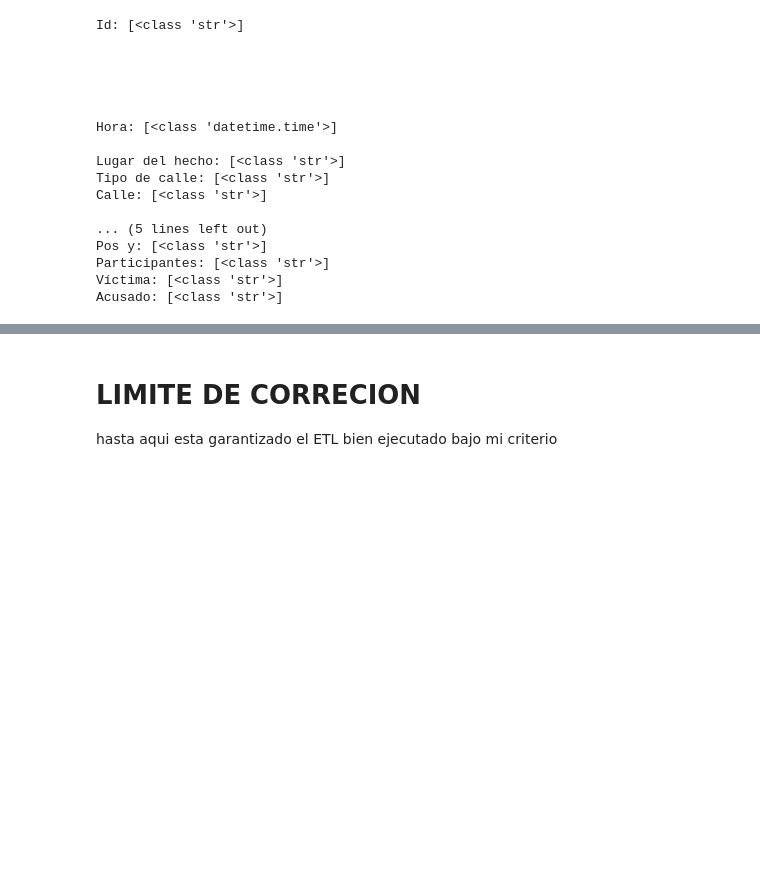
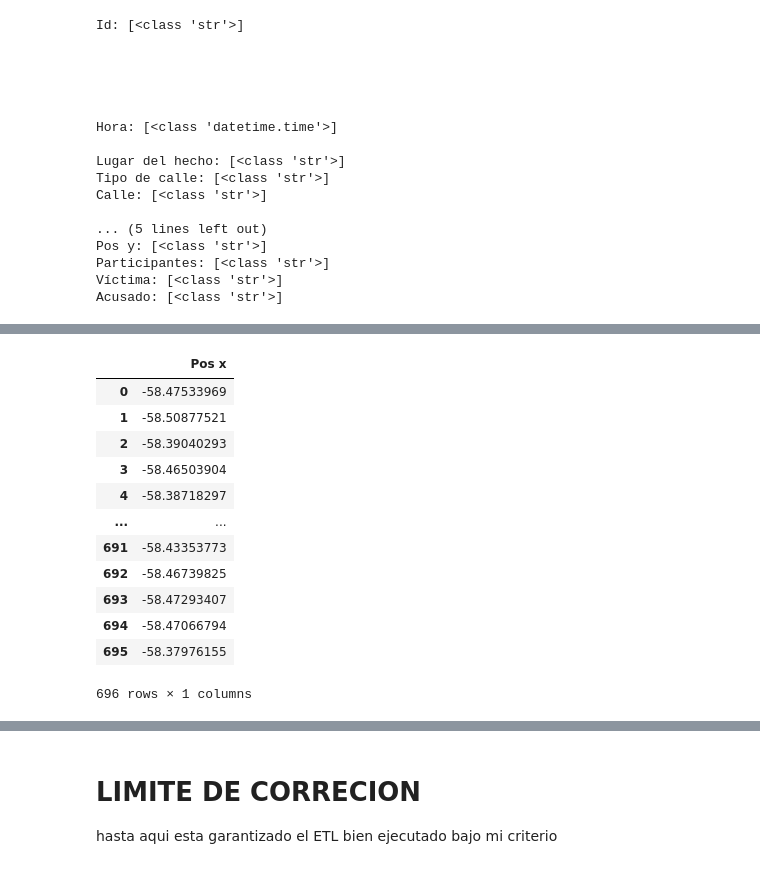
Before and after one commit to gabrielgomezrestrepo/Proyecto-DA-Siniestros-Viales-BA, a Jupyter notebook: ETL.ipynb, the cells around one changed output, grey strips where cells are left out. Cells and saved outputs as stored; diff of their text form; code cells hidden in the pictures; blank space fills up the shorter version.

```diff
--- a/ETL.ipynb
+++ b/ETL.ipynb
@@ -1085,0 +1162,16 @@ Acusado: [<class 'str'>]
+# %%
+df_hechos[['Pos x']]
+# %% [output]
+|  | Pos x |
+| 0 | -58.47533969 |
+| 1 | -58.50877521 |
+| 2 | -58.39040293 |
+| 3 | -58.46503904 |
+| 4 | -58.38718297 |
+| ... | ... |
+| 691 | -58.43353773 |
+| 692 | -58.46739825 |
+| 693 | -58.47293407 |
+| 694 | -58.47066794 |
+| 695 | -58.37976155 |
+696 rows × 1 columns
```
Also changed, not shown: parts of 13 cells of this notebook.
